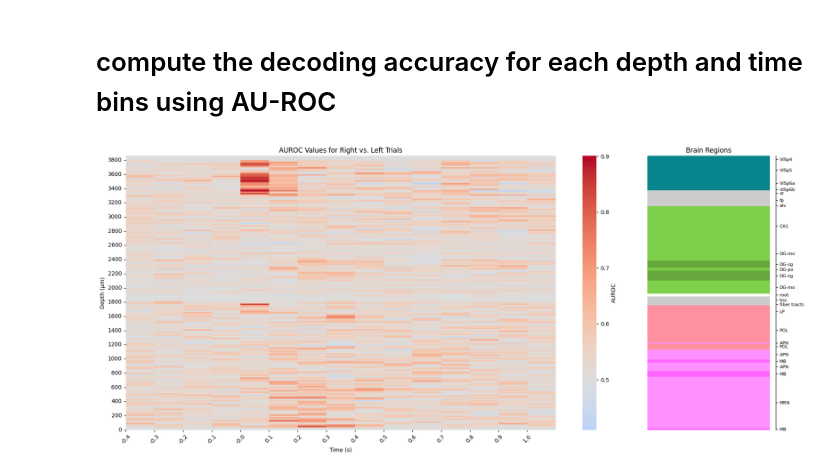
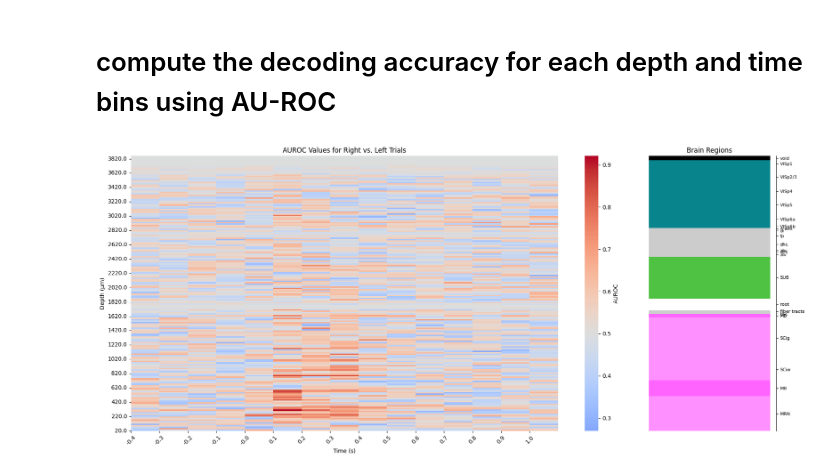
Before and after one commit to MohammadMMK/IBL-oscillations-public, a Jupyter notebook: right_left_selectivity/SpikesBasedSelectivity_OnDepths_example.ipynb, the cells around one changed output. Drawn from its saved outputs; the diff is of its cells as text; code cells hidden in the pictures.

```diff
--- a/right_left_selectivity/SpikesBasedSelectivity_OnDepths_example.ipynb
+++ b/right_left_selectivity/SpikesBasedSelectivity_OnDepths_example.ipynb
@@ -20,7 +20,7 @@ eid = '03cf52f6-fba6-4743-a42e-dd1ac3072343' # experiment id
 
 ############################
 # get the firing rate for right and left trials
-z_score_right, z_score_left,  times, depths, ids, acronyms, ch_indexs= right_left_firingRates_onDepths(eid, pid, t_bin=0.1, d_bin=20, pre_stim=0.4, post_stim=1, depth_lim=[0, 3840], mode='download')
+z_score_right, z_score_left, times, depths, ids, acronyms, ch_indexs, coordinates, trial_indx, distance_to_change, probs_left= right_left_firingRates_onDepths(eid, pid, t_bin=0.1, d_bin=20, pre_stim=0.4, post_stim=1, depth_lim=[10, 3840], modee='download')
 # average firing rate for right and left trials
 right_activity_mean = np.mean(z_score_right, axis=0)
 left_activity_mean = np.mean(z_score_left, axis=0)
@@ -79,51 +80,44 @@ import matplotlib.pyplot as plt
 import seaborn as sns
 from matplotlib.gridspec import GridSpec
 from brainbox.ephys_plots import plot_brain_regions
-from compute_decodability import compute_decodability
+from compute_decodability import compute_decodability_LR
 
 
 
 ############################
 # compute the decodability
-auroc_values = compute_decodability(z_score_condition1 =z_score_right,  z_score_condition2 = z_score_left)
-
-
-
-
-
-
-
+auroc_values = compute_decodability_LR(z_score_condition1 =z_score_right,  z_score_condition2 = z_score_left)
 
 #########################
 # Plotting
 # Create a figure with GridSpec for multiple plots
 fig = plt.figure(figsize=(18, 8))
 gs = GridSpec(1, 2, width_ratios=[4, 1])  # 1 row, 2 columns
 
 # First column: AUROC Heatmap
 ax1 = fig.add_subplot(gs[0, 0])
 sns.heatmap(auroc_values, cmap='coolwarm', center=0.5, cbar_kws={'label': 'AUROC'}, ax=ax1)
 ax1.set_title('AUROC Values for Right vs. Left Trials')
 ax1.set_xlabel('Time (s)')
 ax1.set_ylabel('Depth (µm)')
 
 # Set x ticks
 ax1.set_xticks(np.arange(len(times)))
 ax1.set_xticklabels(np.round(times, 2), rotation=45)
 
 # Set y ticks every 10 units
 y_ticks_indices = np.arange(0, len(depths), 10)
 ax1.set_yticks(y_ticks_indices)
 ax1.set_yticklabels(depths[y_ticks_indices])
 ax1.invert_yaxis()
 # Second column: Plot Brain Regions
 ax2 = fig.add_subplot(gs[0, 1])  # Second column
 # Assuming you have the necessary parameters: ids and true_depths
 plot_brain_regions(ids, true_depths, display=True, ax=ax2,
                    title='Brain Regions', label='right')
 
 # Layout adjustment
 plt.tight_layout()  # Adjust layout to prevent clipping
 plt.show()
 # %% [output]
-[figure, old version]
+[figure, new version]
```
Also changed, not shown: parts of 1 cell of this notebook, 15 other files.
